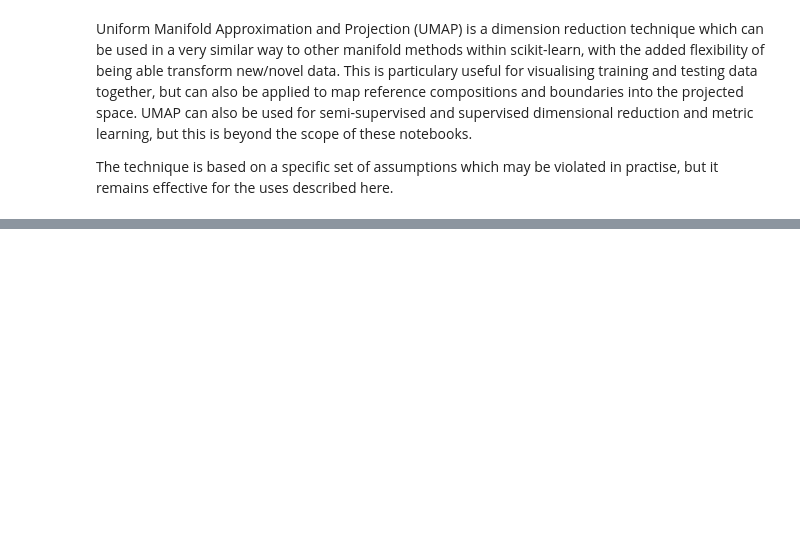
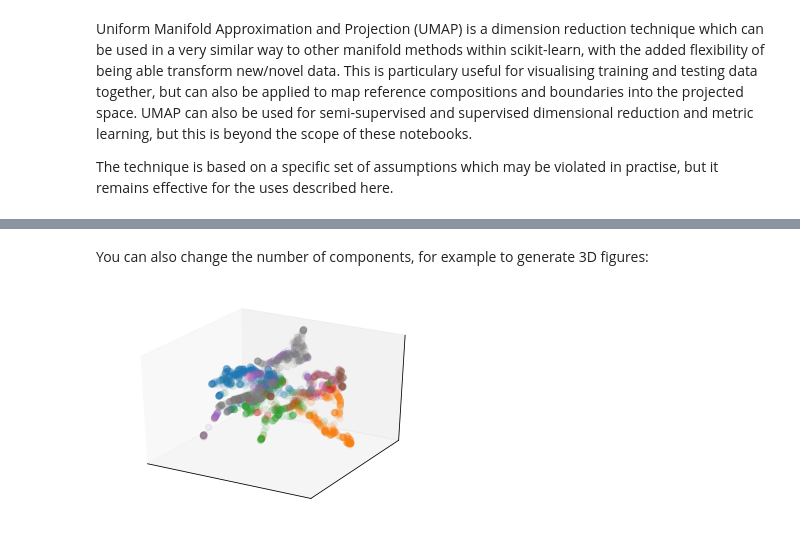
Before and after one commit to morganjwilliams/aegc2019, a Jupyter notebook: notebooks/4_Vis_Manifolds.ipynb, the cells around one changed output, grey strips where cells are left out. Cells and saved outputs as stored; diff of their text form; code cells hidden in the pictures; blank space fills up the shorter version.

Commit message:
Update Manifold Notebook for 3D UMAP example

```diff
--- a/notebooks/4_Vis_Manifolds.ipynb
+++ b/notebooks/4_Vis_Manifolds.ipynb
@@ -99,5 +99,24 @@ save_figure(fig,
             name='UMAP',
             save_at="../presentation/figures/",
             save_fmts=['pdf', 'png'])
+# %% [markdown]
+You can also change the number of components, for example to generate 3D figures:
+# %%
+threeDreducer = umap.UMAP(n_components=3)
+threeDembedding = threeDreducer.fit_transform(X)
+# %%
+from mpl_toolkits.mplot3d import Axes3D
+
+fig = plt.figure()
+ax = fig.add_subplot(111, projection='3d')
+
+ax.scatter(*threeDembedding.T,
+           c=__DEFAULT_DISC_COLORMAP__(gs.predict(X)),
+           s=s,
+           alpha=0.1)
+for axis in [ax.xaxis, ax.yaxis, ax.zaxis]:
+    axis.set_ticks([])
+# %% [output]
+[figure, added]
 # %%
 # https://scikit-learn.org/stable/auto_examples/linear_model/plot_logistic_multinomial.html
```
Also changed, not shown: parts of 3 cells of this notebook.
